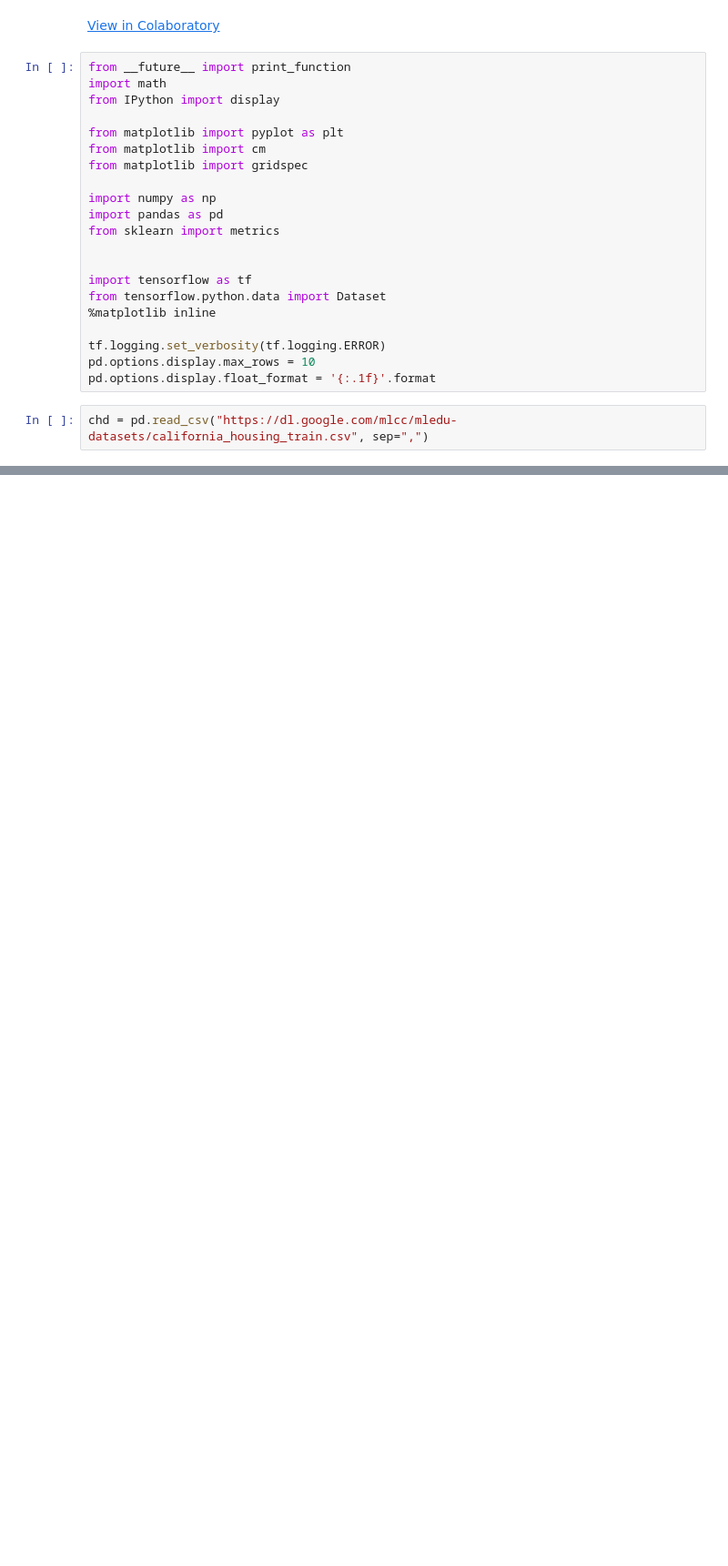
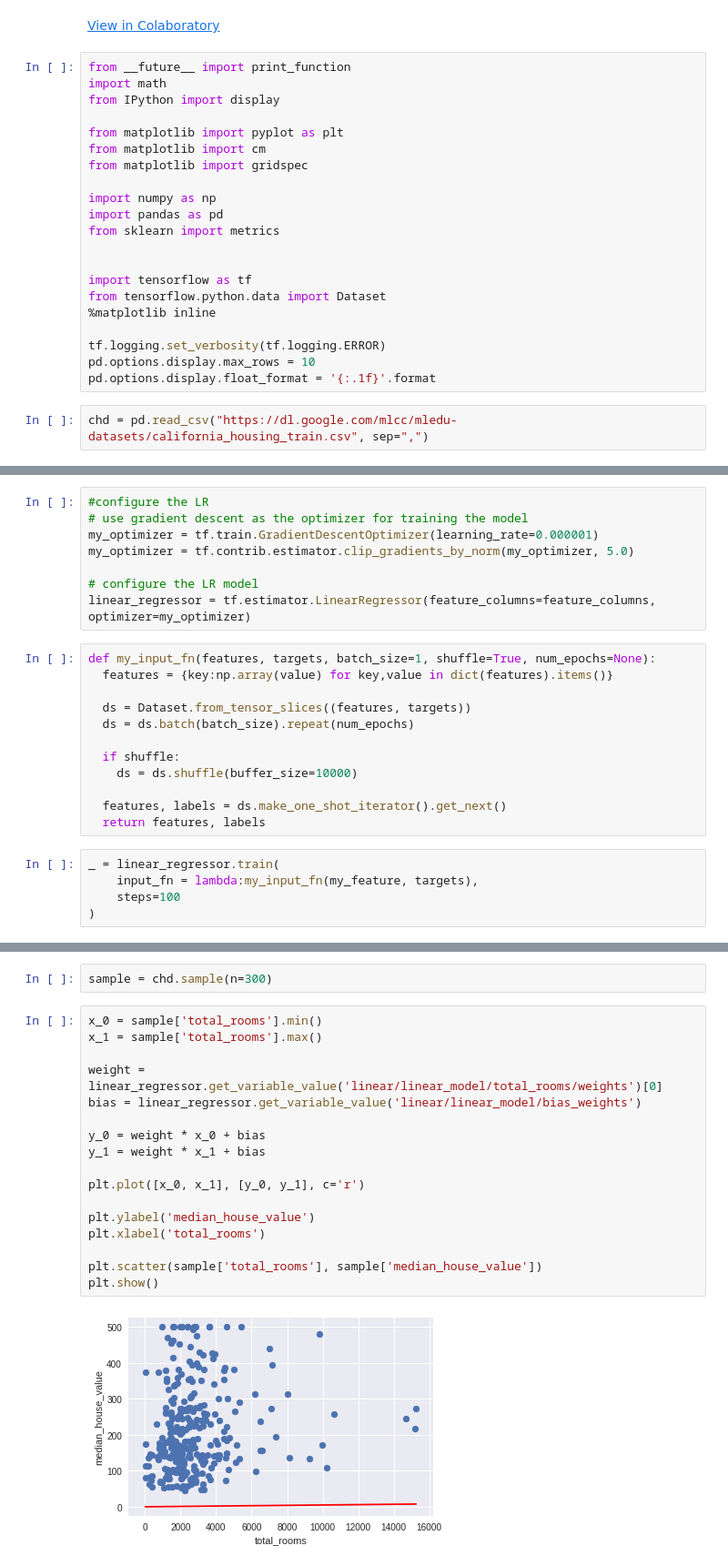
Before and after one commit to FrancisDShanks/CodingPractice, a Jupyter notebook: get_start_with_tensorflow.ipynb, the cells around one changed output, grey strips where cells are left out. Shown at 91% size. Cells and saved outputs as stored; diff of their text form; blank space fills up the shorter version.

```diff
--- a/get_start_with_tensorflow.ipynb
+++ b/get_start_with_tensorflow.ipynb
@@ -43,0 +63,25 @@ chd
+# %%
+#configure the LR
+# use gradient descent as the optimizer for training the model
+my_optimizer = tf.train.GradientDescentOptimizer(learning_rate=0.000001)
+my_optimizer = tf.contrib.estimator.clip_gradients_by_norm(my_optimizer, 5.0)
+
+# configure the LR model
+linear_regressor = tf.estimator.LinearRegressor(feature_columns=feature_columns, optimizer=my_optimizer)
+# %%
+def my_input_fn(features, targets, batch_size=1, shuffle=True, num_epochs=None):
+  features = {key:np.array(value) for key,value in dict(features).items()}
+
+  ds = Dataset.from_tensor_slices((features, targets))
+  ds = ds.batch(batch_size).repeat(num_epochs)
+
+  if shuffle:
+    ds = ds.shuffle(buffer_size=10000)
+
+  features, labels = ds.make_one_shot_iterator().get_next()
+  return features, labels
+# %%
+_ = linear_regressor.train(
+    input_fn = lambda:my_input_fn(my_feature, targets),
+    steps=100
+)
@@ -43,0 +129,21 @@ chd
+# %%
+sample = chd.sample(n=300)
+# %%
+x_0 = sample['total_rooms'].min()
+x_1 = sample['total_rooms'].max()
+
+weight = linear_regressor.get_variable_value('linear/linear_model/total_rooms/weights')[0]
+bias = linear_regressor.get_variable_value('linear/linear_model/bias_weights')
+
+y_0 = weight * x_0 + bias
+y_1 = weight * x_1 + bias
+
+plt.plot([x_0, x_1], [y_0, y_1], c='r')
+
+plt.ylabel('median_house_value')
+plt.xlabel('total_rooms')
+
+plt.scatter(sample['total_rooms'], sample['median_house_value'])
+plt.show()
+# %% [output]
+[figure, added]
```
Also changed, not shown: parts of 10 cells of this notebook.
